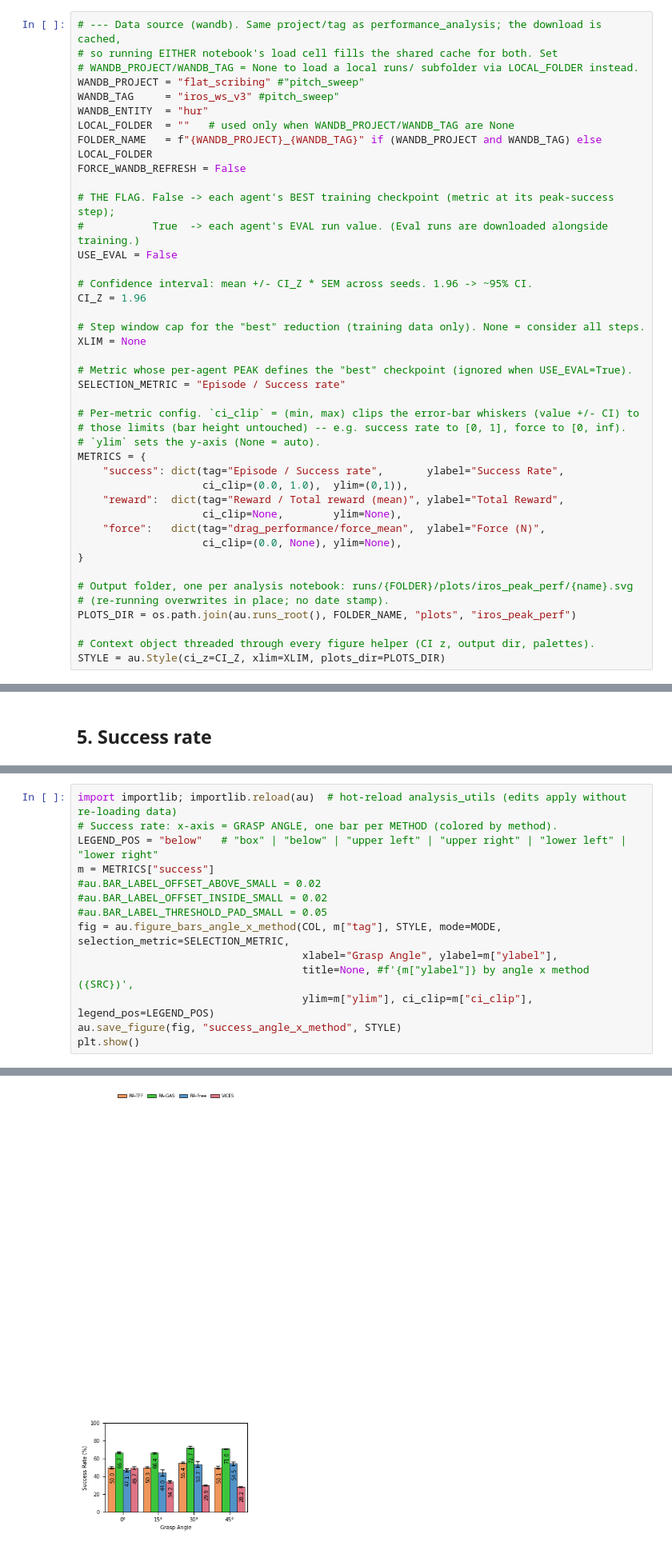
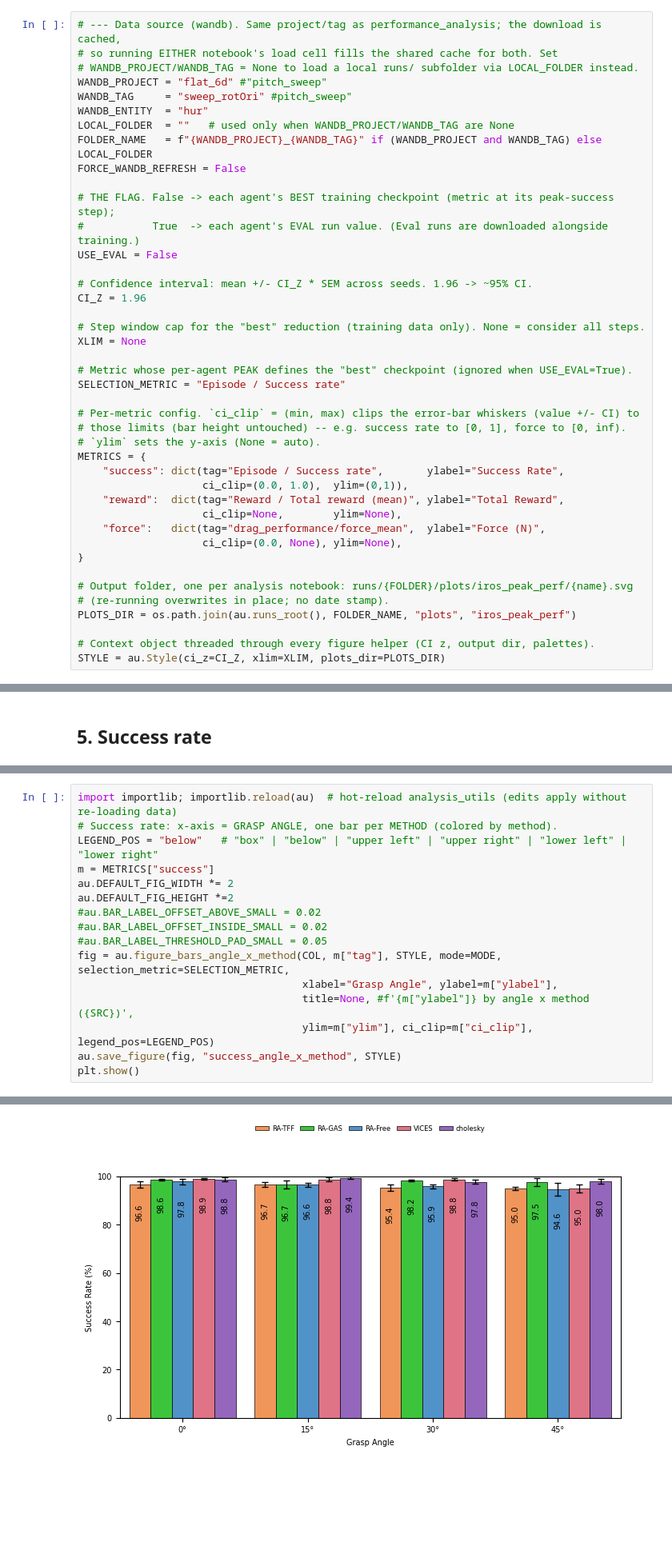
Before and after one commit to RoboNuke/generalized_hybrid_vic_action_space, a Jupyter notebook: data_analysis/iros_workshop_analysis/peak_perf_analysis.ipynb, the cells around one changed output, grey strips where cells are left out. Shown at 80% size. Cells and saved outputs as stored; diff of their text form; blank space fills up the shorter version.

```diff
--- a/data_analysis/iros_workshop_analysis/peak_perf_analysis.ipynb
+++ b/data_analysis/iros_workshop_analysis/peak_perf_analysis.ipynb
@@ -64,8 +64,8 @@ importlib.reload(au)
 # --- Data source (wandb). Same project/tag as performance_analysis; the download is cached,
 # so running EITHER notebook's load cell fills the shared cache for both. Set
 # WANDB_PROJECT/WANDB_TAG = None to load a local runs/ subfolder via LOCAL_FOLDER instead.
-WANDB_PROJECT = "flat_scribing" #"pitch_sweep"
-WANDB_TAG     = "iros_ws_v3" #pitch_sweep"
+WANDB_PROJECT = "flat_6d" #"pitch_sweep"
+WANDB_TAG     = "sweep_rotOri" #pitch_sweep"
 WANDB_ENTITY  = "hur"
 LOCAL_FOLDER  = ""   # used only when WANDB_PROJECT/WANDB_TAG are None
 FOLDER_NAME   = f"{WANDB_PROJECT}_{WANDB_TAG}" if (WANDB_PROJECT and WANDB_TAG) else LOCAL_FOLDER
@@ -181,6 +207,8 @@ import importlib; importlib.reload(au)  # hot-reload analysis_utils (edits apply
 # Success rate: x-axis = GRASP ANGLE, one bar per METHOD (colored by method).
 LEGEND_POS = "below"   # "box" | "below" | "upper left" | "upper right" | "lower left" | "lower right"
 m = METRICS["success"]
+au.DEFAULT_FIG_WIDTH *= 2
+au.DEFAULT_FIG_HEIGHT *=2
 #au.BAR_LABEL_OFFSET_ABOVE_SMALL = 0.02
 #au.BAR_LABEL_OFFSET_INSIDE_SMALL = 0.02
 #au.BAR_LABEL_THRESHOLD_PAD_SMALL = 0.05
@@ -195,4 +223,4 @@ saved /home/hunter/generalized_hybrid_vic_action_space/runs/pitch_sweep_pitch_sw
-[figure, old version]
+[figure, new version]
 # %%
 import importlib; importlib.reload(au)  # hot-reload analysis_utils (edits apply without re-loading data)
 # Success rate: aggregated over all runs — one bar per METHOD (pooled over grasp angles).
```
Also changed, not shown: parts of 20 cells of this notebook, 10 other files.
